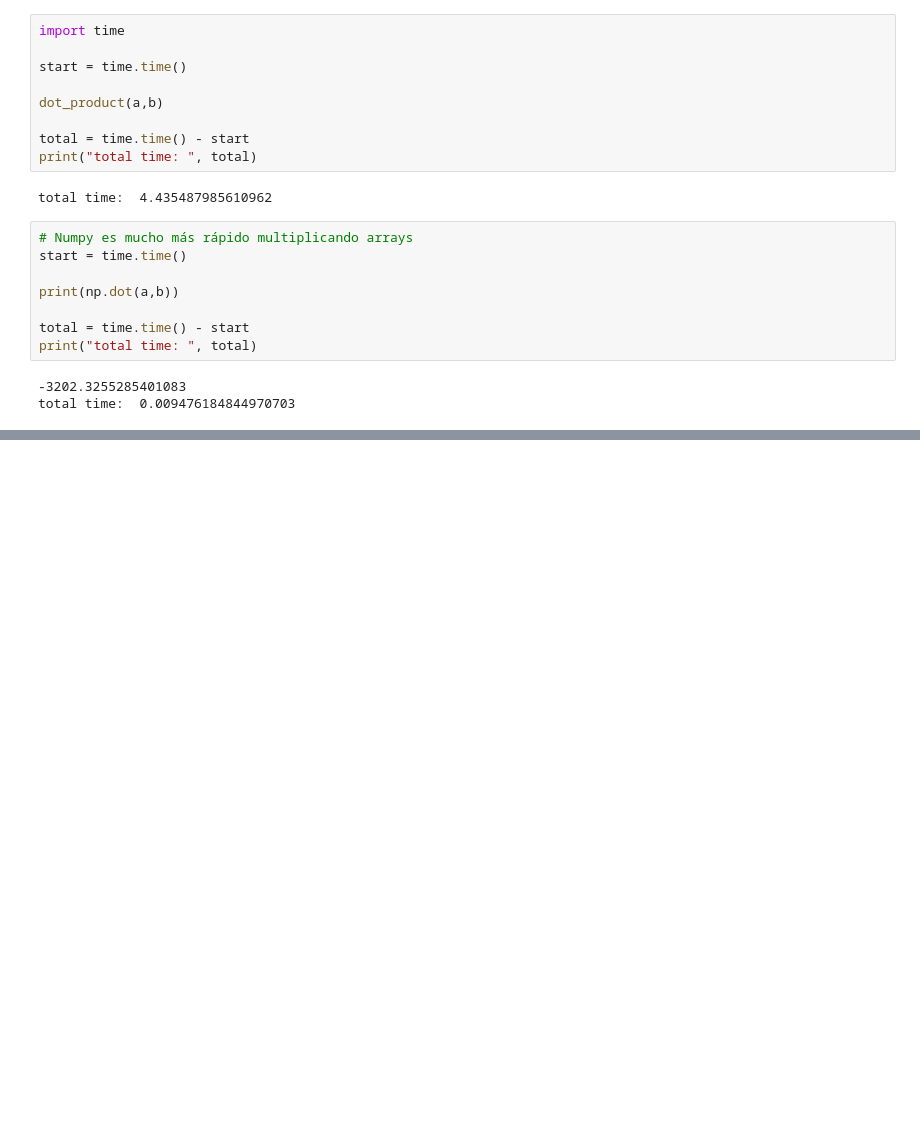
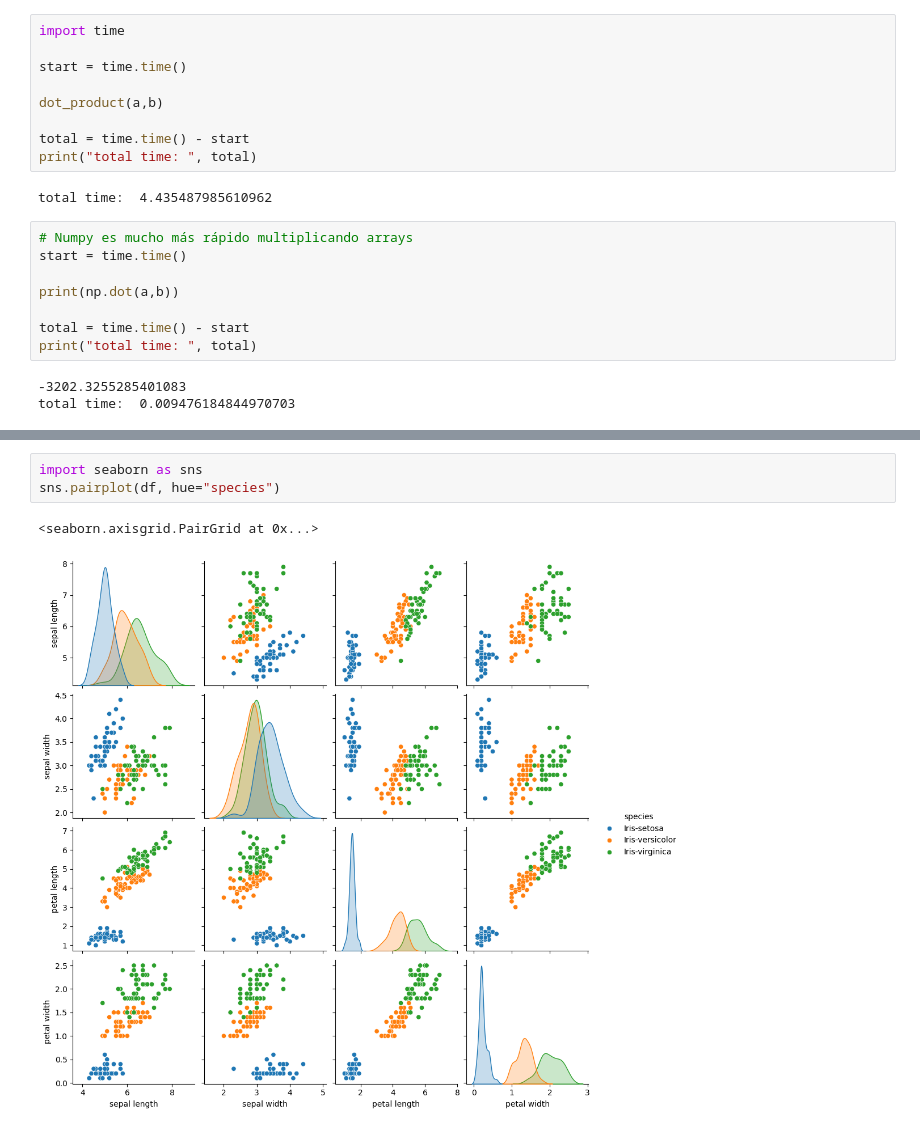
Before and after one commit to aiko-isnt-ded/data-analytics, a Jupyter notebook: notebooks/3numpy_pandas.ipynb, the cells around one changed output, grey strips where cells are left out. Cells and saved outputs as stored; diff of their text form; blank space fills up the shorter version.

```diff
--- a/notebooks/3numpy_pandas.ipynb
+++ b/notebooks/3numpy_pandas.ipynb
@@ -233,0 +453,6 @@ total time:  0.009476184844970703
+# %%
+import seaborn as sns
+sns.pairplot(df, hue="species")
+# %% [output]
+<seaborn.axisgrid.PairGrid at 0x...>
+[figure, added]
```
Also changed, not shown: parts of 20 cells of this notebook.
